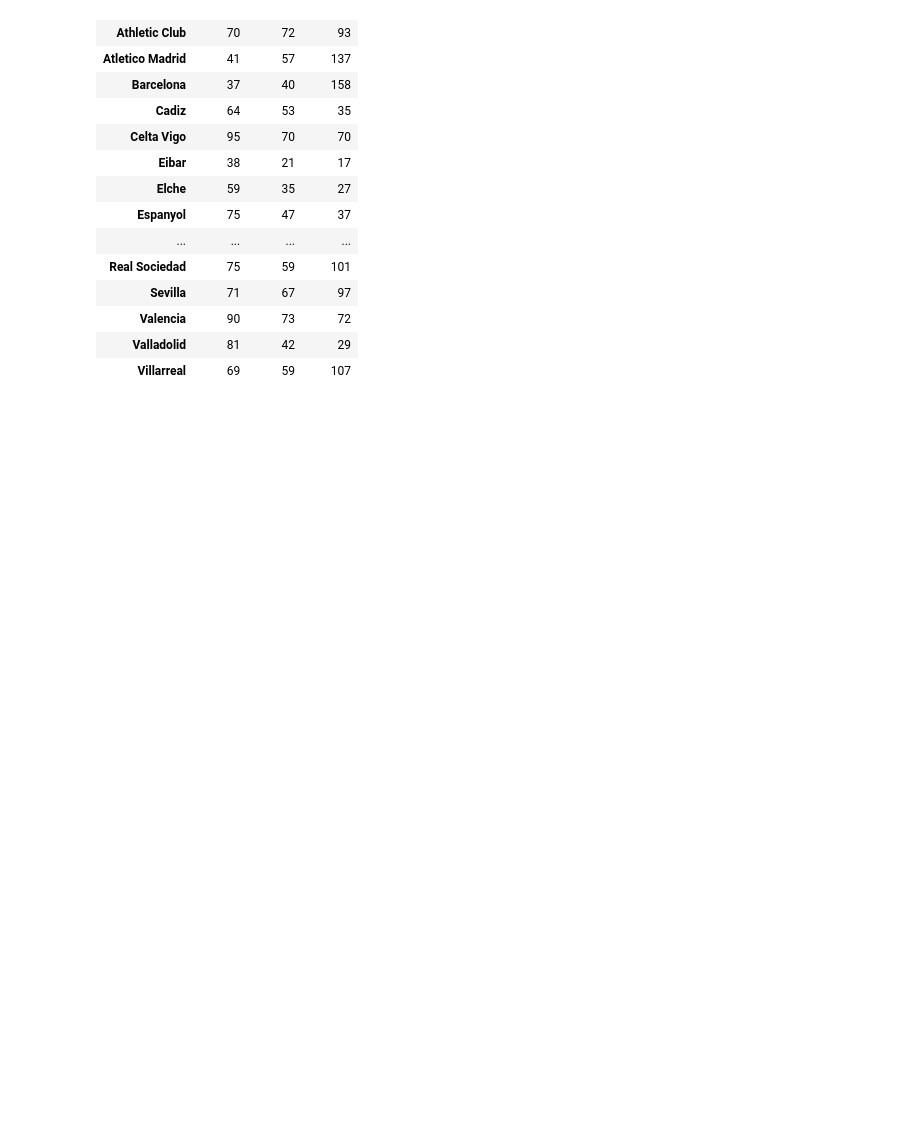
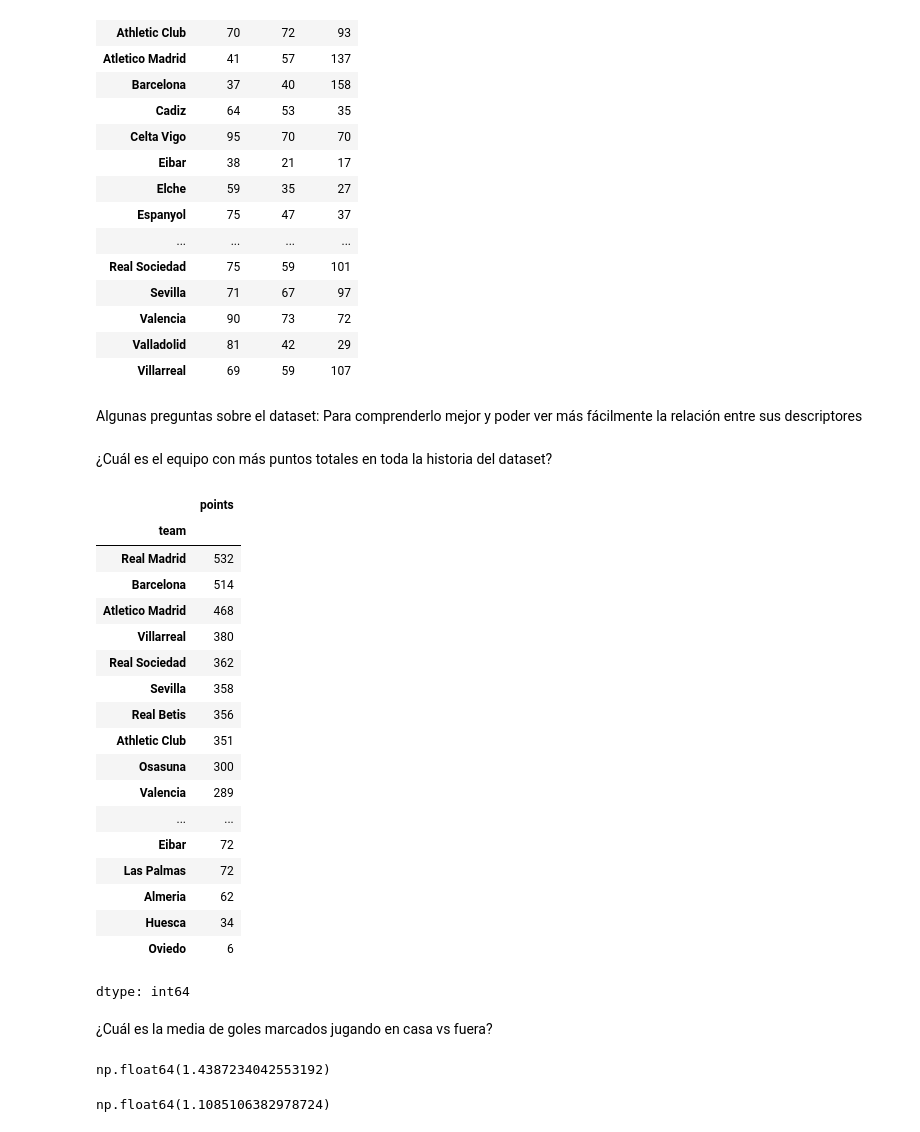
Before and after one commit to Blevins05/data-ai-summer2026, a Jupyter notebook: analysis.ipynb, the cells around one changed output. Cells and saved outputs as stored; diff of their text form; code cells hidden in the pictures; blank space fills up the shorter version.

Commit message:
Completado análisis básico sobre partidos de LaLiga

```diff
--- a/analysis.ipynb
+++ b/analysis.ipynb
@@ -581,3 +581,39 @@ pd.crosstab(data['team'], data['result'])
 | Valencia | 90 | 73 | 72 |
 | Valladolid | 81 | 42 | 29 |
 | Villarreal | 69 | 59 | 107 |
+# %% [markdown]
+Algunas preguntas sobre el dataset: Para comprenderlo mejor y poder ver más fácilmente la relación entre sus descriptores
+# %% [markdown]
+¿Cuál es el equipo con más puntos totales en toda la historia del dataset?
+# %%
+data.groupby('team')['points'].sum().sort_values(ascending=False)
+# %% [output]
+|  | points |
+| team |  |
+| Real Madrid | 532 |
+| Barcelona | 514 |
+| Atletico Madrid | 468 |
+| Villarreal | 380 |
+| Real Sociedad | 362 |
+| Sevilla | 358 |
+| Real Betis | 356 |
+| Athletic Club | 351 |
+| Osasuna | 300 |
+| Valencia | 289 |
+| ... | ... |
+| Eibar | 72 |
+| Las Palmas | 72 |
+| Almeria | 62 |
+| Huesca | 34 |
+| Oviedo | 6 |
+dtype: int64
+# %% [markdown]
+¿Cuál es la media de goles marcados jugando en casa vs fuera?
+# %%
+data[data['venue']=='Home']['gf'].mean()
+# %% [output]
+np.float64(1.4387234042553192)
+# %%
+data[data['venue']=='Away']['gf'].mean()
+# %% [output]
+np.float64(1.1085106382978724)
```
Also changed, not shown: parts of 9 cells of this notebook.
